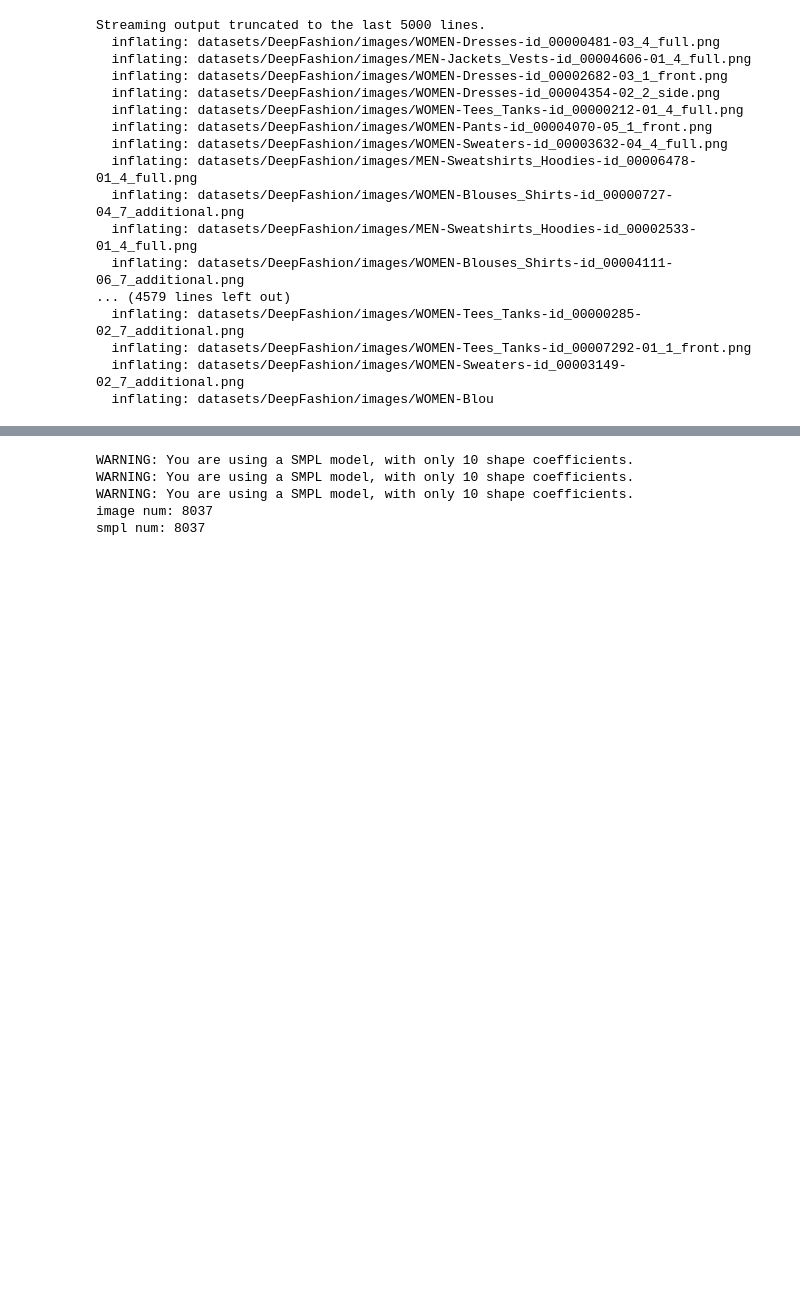
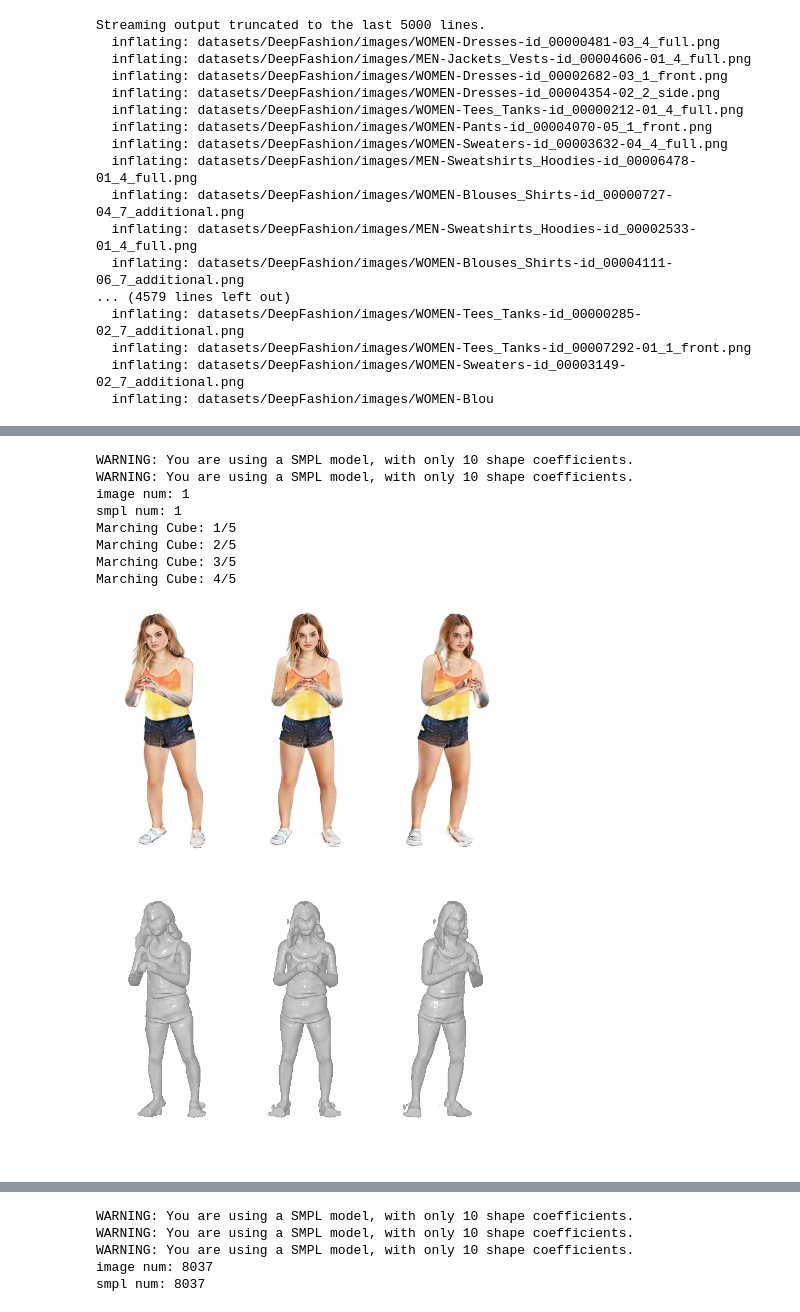
Before and after one commit to juan026/EVA3D, a Jupyter notebook: ComputerGraphics_Project.ipynb, the cells around one changed output, grey strips where cells are left out. Drawn from its saved outputs; the diff is of its cells as text; code cells hidden in the pictures; blank space fills up the shorter version.

```diff
--- a/ComputerGraphics_Project.ipynb
+++ b/ComputerGraphics_Project.ipynb
@@ -111,0 +161,16 @@ Streaming output truncated to the last 5000 lines.
+# %%
+
+# @title Start the Genenration!
+!python generation_demo.py --batch 1 --chunk 1 --expname 512x256_deepfashion --dataset_path /content/EVA3D/datasets/DeepFashion --depth 5 --width 128 --style_dim 128 --renderer_spatial_output_dim 512 256 --input_ch_views 3 --white_bg --voxhuman_name eva3d_deepfashion --deltasdf --N_samples 28 --ckpt 420000 --identities 1 --truncation_ratio 0.5 --testing_list file_test1.txt
+from IPython.display import Image
+Image('evaluations/512x256_deepfashion/iter_0420000/random_angles/images_paper_fig/0000000.png')
+# %% [output]
+WARNING: You are using a SMPL model, with only 10 shape coefficients.
+WARNING: You are using a SMPL model, with only 10 shape coefficients.
+image num: 1
+smpl num: 1
+Marching Cube: 1/5
+Marching Cube: 2/5
+Marching Cube: 3/5
+Marching Cube: 4/5
+[figure, added]
```
Also changed, not shown: parts of 7 cells of this notebook.
